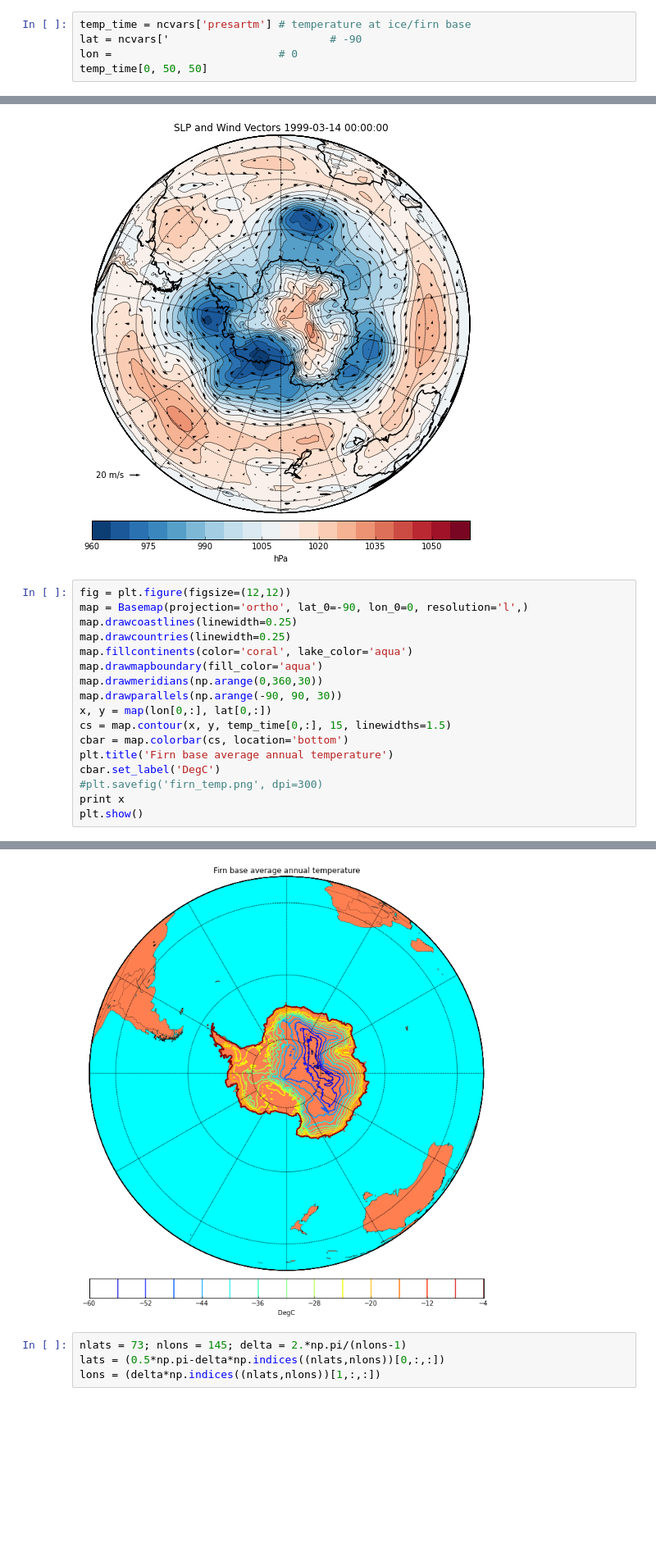
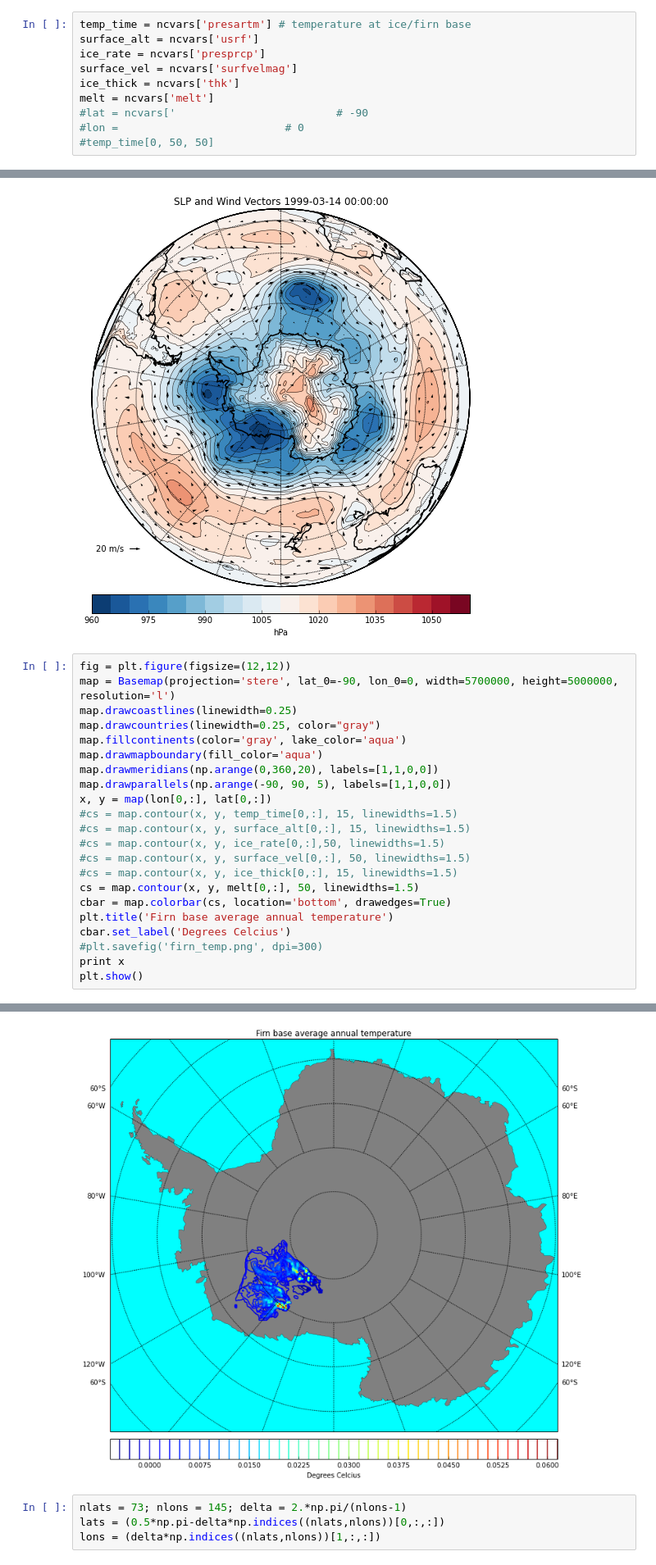
Before and after one commit to johnymontana/csci_444_proj2, a Jupyter notebook: netCDF_explore.ipynb, the cells around one changed output, grey strips where cells are left out. Shown at 82% size. Saved outputs shown, nothing was run; the diff lists cells and outputs as text; blank space fills up the shorter version.

Commit message:
add basemap plots and cassini contours

```diff
--- a/netCDF_explore.ipynb
+++ b/netCDF_explore.ipynb
@@ -82,6 +82,11 @@ print ncvars['presartm'].dimensions, ncvars['presartm'].shape, ncvars['presartm'
 (u'time', u'y1', u'x1') (1, 1200, 1200) float32
 # %%
 temp_time = ncvars['presartm'] # temperature at ice/firn base
-lat = ncvars['                         # -90
-lon =                          # 0
-temp_time[0, 50, 50]
+surface_alt = ncvars['usrf']
+ice_rate = ncvars['presprcp']
+surface_vel = ncvars['surfvelmag']
+ice_thick = ncvars['thk']
+melt = ncvars['melt']
+#lat = ncvars['                         # -90
+#lon =                          # 0
+#temp_time[0, 50, 50]
@@ -293,18 +296,23 @@ plt.show()
 [figure]
 # %%
 fig = plt.figure(figsize=(12,12))
-map = Basemap(projection='ortho', lat_0=-90, lon_0=0, resolution='l',)
+map = Basemap(projection='stere', lat_0=-90, lon_0=0, width=5700000, height=5000000, resolution='l')
 map.drawcoastlines(linewidth=0.25)
-map.drawcountries(linewidth=0.25)
-map.fillcontinents(color='coral', lake_color='aqua')
+map.drawcountries(linewidth=0.25, color="gray")
+map.fillcontinents(color='gray', lake_color='aqua')
 map.drawmapboundary(fill_color='aqua')
-map.drawmeridians(np.arange(0,360,30))
-map.drawparallels(np.arange(-90, 90, 30))
+map.drawmeridians(np.arange(0,360,20), labels=[1,1,0,0])
+map.drawparallels(np.arange(-90, 90, 5), labels=[1,1,0,0])
 x, y = map(lon[0,:], lat[0,:])
-cs = map.contour(x, y, temp_time[0,:], 15, linewidths=1.5)
-cbar = map.colorbar(cs, location='bottom')
+#cs = map.contour(x, y, temp_time[0,:], 15, linewidths=1.5)
+#cs = map.contour(x, y, surface_alt[0,:], 15, linewidths=1.5)
+#cs = map.contour(x, y, ice_rate[0,:],50, linewidths=1.5)
+#cs = map.contour(x, y, surface_vel[0,:], 50, linewidths=1.5)
+#cs = map.contour(x, y, ice_thick[0,:], 15, linewidths=1.5)
+cs = map.contour(x, y, melt[0,:], 50, linewidths=1.5)
+cbar = map.colorbar(cs, location='bottom', drawedges=True)
 plt.title('Firn base average annual temperature')
-cbar.set_label('DegC')
+cbar.set_label('Degrees Celcius')
 #plt.savefig('firn_temp.png', dpi=300)
 print x
 plt.show()
@@ -325,4 +333,4 @@ plt.show()
-[figure, old version]
+[figure, new version]
 # %%
 nlats = 73; nlons = 145; delta = 2.*np.pi/(nlons-1)
 lats = (0.5*np.pi-delta*np.indices((nlats,nlons))[0,:,:])
```
Also changed, not shown: parts of 3 cells of this notebook, 2 other files.
